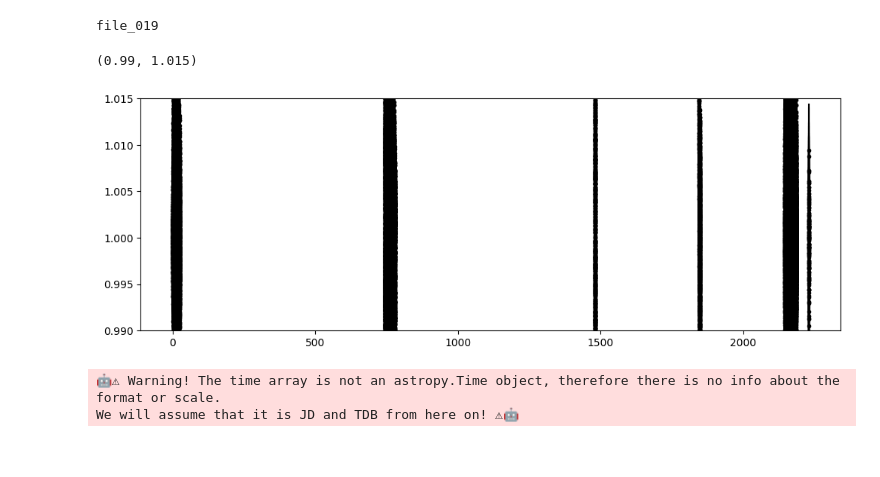
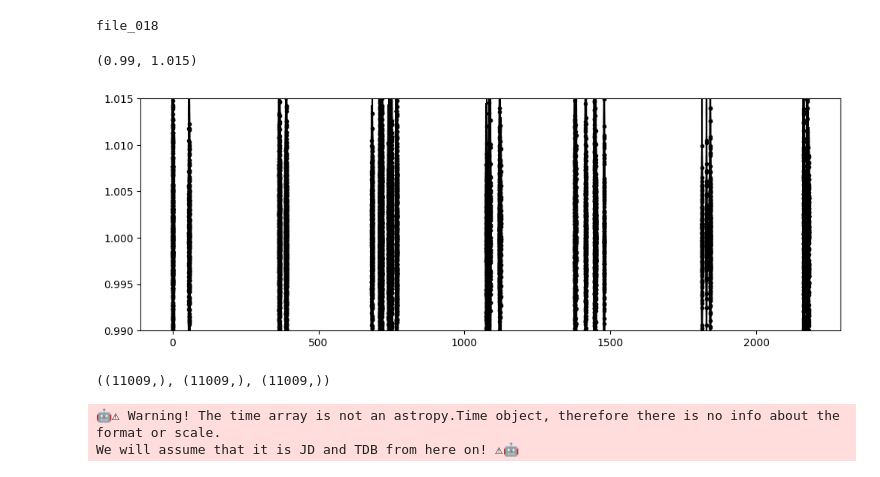
Before and after one commit to catrionamurray/occultence, a Jupyter notebook: occultence/notebooks/Run_LC_condensed.ipynb, the cells around one changed output. Cells and saved outputs as stored; diff of their text form; code cells hidden in the pictures.

```diff
--- a/occultence/notebooks/Run_LC_condensed.ipynb
+++ b/occultence/notebooks/Run_LC_condensed.ipynb
@@ -20,51 +20,62 @@ all_files = glob.glob(f"{data_dir}/file_*")
 all_stars = pd.read_csv(f"{data_dir}/star_info.csv")
 
 #select star/lightcurve to analyse
-i = 0
+i = 1
 file_to_use = all_files[i]
 file_stem = Path(file_to_use).stem
 
 #get light curve of selected star
 data = pd.read_csv(file_to_use)
 
+ferr = data["diff_error"].values
+good = (ferr>0)
+
 use_pwv = 0
 
-t = data["bjd"].values - data["bjd"].values[0]
+t = (data["bjd"].values - data["bjd"].values[0])[good]
+
 if use_pwv and 'diff_flux_pwv' in data:
-    f = data["diff_flux_pwv"].values
-    used_pwv = 1
+    f = data["diff_flux_pwv"].values[good]
+    # used_pwv = 1
 else:
-    f = data['diff_flux'].values
-ferr = data["diff_error"].values
-fwhm = data['fwhm'].values
-pwv = data['PWV'].values
-seeing = data['seeing'].values
-ramove = data['RA_move'].values
-decmove = data['DEC_move'].values
-alc = data['ALC'].values
+    f = data['diff_flux'].values[good]
+
+ferr = ferr[good]
+fwhm = data['fwhm'].values[good]
+pwv = data['PWV'].values[good]
+bkg = data['sky'].values[good]
+seeing = data['seeing'].values[good]
+ramove = data['RA_move'].values[good]
+decmove = data['DEC_move'].values[good]
+exp = data['exposure'].values[good]
+alc = data['ALC'].values[good]
 
 # f = np.ones_like(t)
 # sigma = 5e-3
 # ferr = np.ones_like(t) * sigma
 # f = f + np.random.normal(0, sigma, size=t.size)
 
 #get stellar parameters
 star_info = all_stars[all_stars["TARGET"]==file_stem]
 
 R_star = star_info["RAD"].values[0]
 M_star = star_info["MASS"].values[0]
 T_star = star_info["TEFF"].values[0]
 name = star_info['TARGET'].values[0]
 print(name)
 
 # f *= np.linspace(1,1.01, len(t)) # add a linear trend for the GP to remove
 plt.figure(figsize=(12,4))
-plt.errorbar(t,f,ferr,fmt='k.')
+plt.errorbar(t,f,yerr=ferr,fmt='k.')
 plt.ylim(0.99,1.015)
 # %% [output]
-file_019
+file_018
 (0.99, 1.015)
-[figure, old version]
+[figure, new version]
+# %%
+np.shape(t), np.shape(f), np.shape(ferr)
+# %% [output]
+((11009,), (11009,), (11009,))
 # %%
 targ = LightCurve(name = name,
                   # time = t,
```
Also changed, not shown: parts of 22 cells of this notebook, 6 other files.
